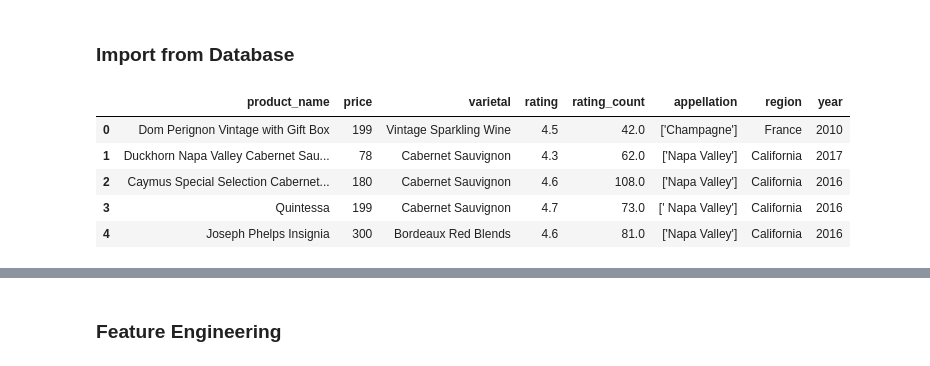
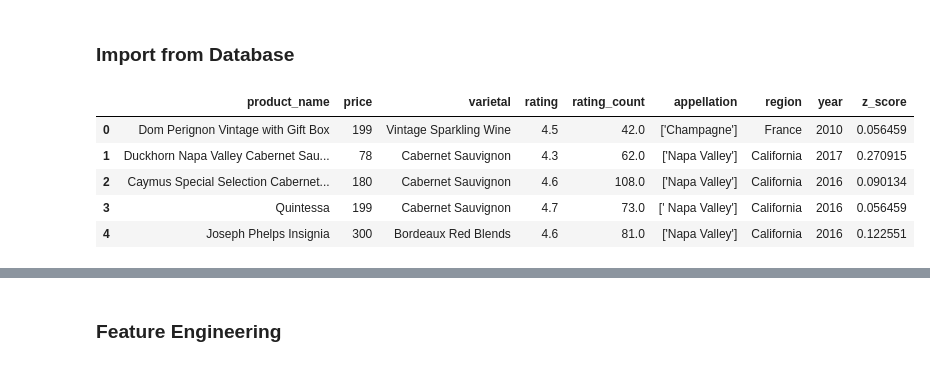
Before and after one commit to cbroomhead/webscraping_wine_project, a Jupyter notebook: wine_scraped_explore.ipynb, the cells around one changed output, grey strips where cells are left out. Saved outputs shown, nothing was run; the diff lists cells and outputs as text; code cells hidden in the pictures.

```diff
--- a/wine_scraped_explore.ipynb
+++ b/wine_scraped_explore.ipynb
@@ -16,15 +16,16 @@ engine = sal.create_engine('sqlite:///winewebscraping.db')
 master = pd.read_sql('SELECT * FROM master', engine)
 ratings = pd.read_sql('SELECT * FROM ratings', engine)
 varietals = pd.read_sql('SELECT * FROM varietals', engine)
+prices = pd.read_sql('SELECT * FROM prices', engine)
 # %%
-master.head()
+prices.head()
 # %% [output]
-|  | product_name | price | varietal | rating | rating_count | appellation | region | year |
-| 0 | Dom Perignon Vintage with Gift Box | 199 | Vintage Sparkling Wine | 4.5 | 42.0 | ['Champagne'] | France | 2010 |
-| 1 | Duckhorn Napa Valley Cabernet Sau... | 78 | Cabernet Sauvignon | 4.3 | 62.0 | ['Napa Valley'] | California | 2017 |
-| 2 | Caymus Special Selection Cabernet... | 180 | Cabernet Sauvignon | 4.6 | 108.0 | ['Napa Valley'] | California | 2016 |
-| 3 | Quintessa | 199 | Cabernet Sauvignon | 4.7 | 73.0 | [' Napa Valley'] | California | 2016 |
-| 4 | Joseph Phelps Insignia | 300 | Bordeaux Red Blends | 4.6 | 81.0 | ['Napa Valley'] | California | 2016 |
+|  | product_name | price | varietal | rating | rating_count | appellation | region | year | z_score |
+| 0 | Dom Perignon Vintage with Gift Box | 199 | Vintage Sparkling Wine | 4.5 | 42.0 | ['Champagne'] | France | 2010 | 0.056459 |
+| 1 | Duckhorn Napa Valley Cabernet Sau... | 78 | Cabernet Sauvignon | 4.3 | 62.0 | ['Napa Valley'] | California | 2017 | 0.270915 |
+| 2 | Caymus Special Selection Cabernet... | 180 | Cabernet Sauvignon | 4.6 | 108.0 | ['Napa Valley'] | California | 2016 | 0.090134 |
+| 3 | Quintessa | 199 | Cabernet Sauvignon | 4.7 | 73.0 | [' Napa Valley'] | California | 2016 | 0.056459 |
+| 4 | Joseph Phelps Insignia | 300 | Bordeaux Red Blends | 4.6 | 81.0 | ['Napa Valley'] | California | 2016 | 0.122551 |
 # %%
 master.dtypes
 # %% [output]
```
Also changed, not shown: parts of 15 cells of this notebook, 2 other files.
